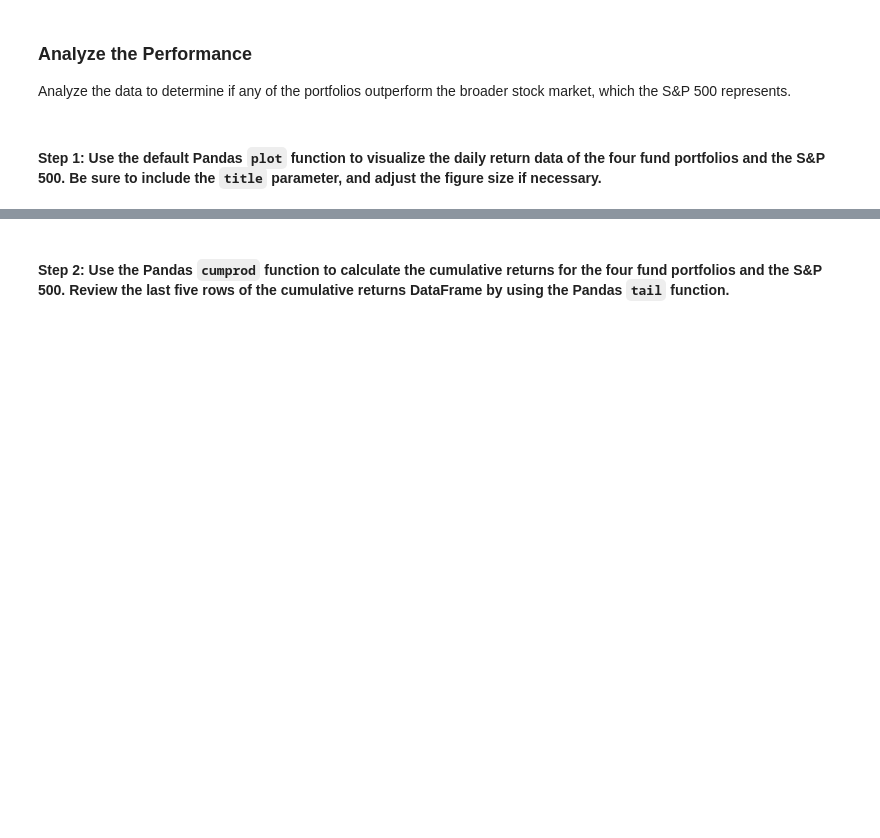
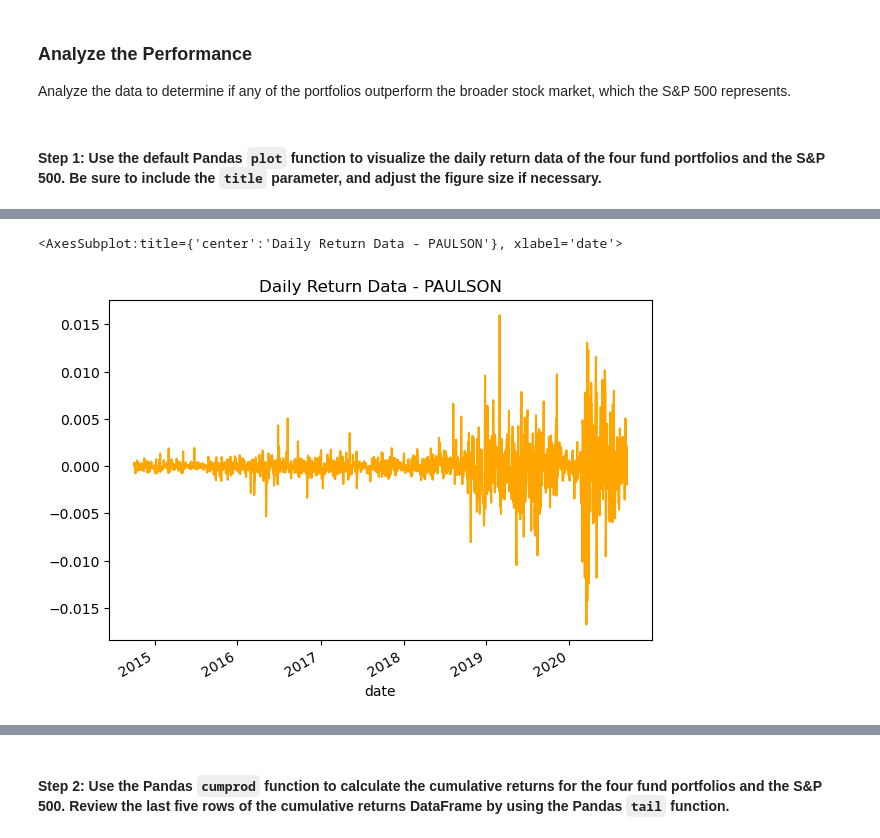
Before and after one commit to djohnst914/Risk_Analysis_Investment_Opportunities, a Jupyter notebook: risk_return_analysis.ipynb, the cells around one changed output, grey strips where cells are left out. Drawn from its saved outputs; the diff is of its cells as text; code cells hidden in the pictures; blank space fills up the shorter version.

```diff
--- a/risk_return_analysis.ipynb
+++ b/risk_return_analysis.ipynb
@@ -158,0 +168,6 @@ Analyze the data to determine if any of the portfolios outperform the broader st
+# %%
+# Plot Paulson for better visualization if needed
+whale_navs_daily_returns_df["PAULSON & CO.INC."].plot(figsize=(7,5), title="Daily Return Data - PAULSON", color="orange")
+# %% [output]
+<AxesSubplot:title={'center':'Daily Return Data - PAULSON'}, xlabel='date'>
+[figure, added]
```
Also changed, not shown: parts of 4 cells of this notebook.
